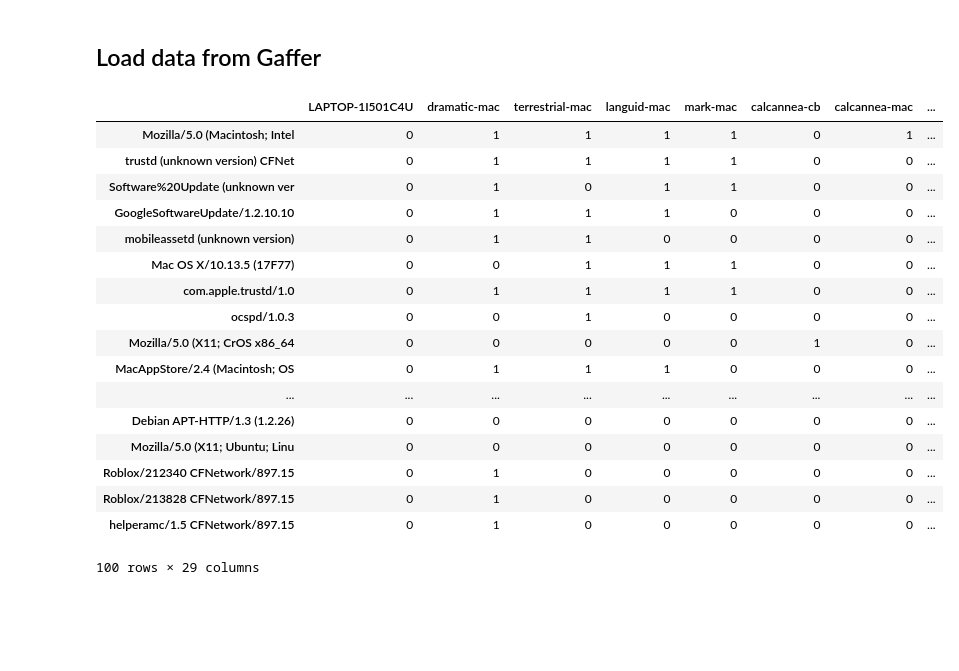
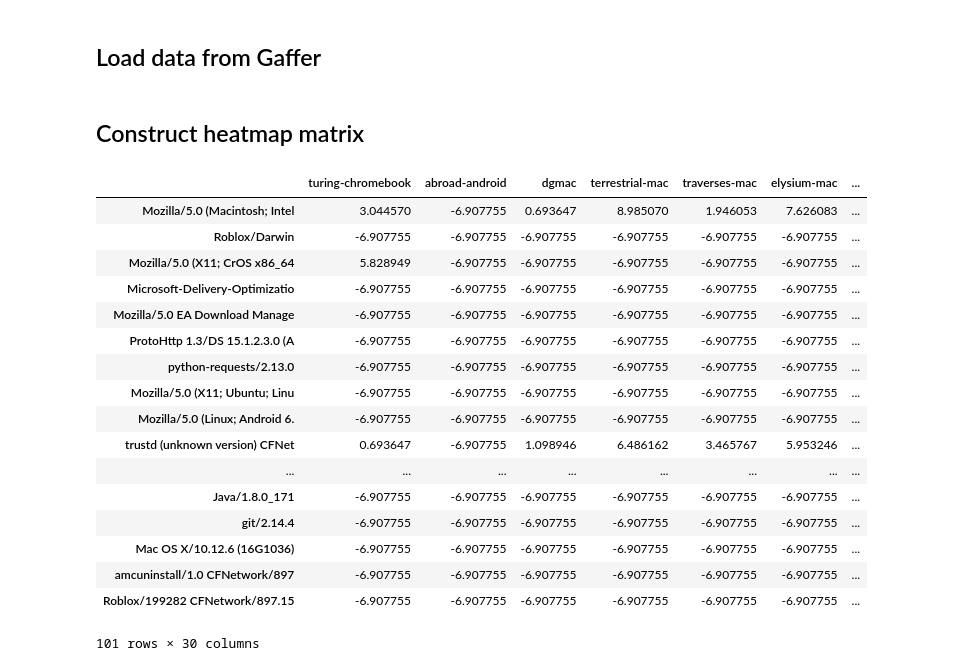
Before and after one commit to careytews/threat-graph-utils, a Jupyter notebook: user-agent-analysis.ipynb, the cells around one changed output. Saved outputs shown, nothing was run; the diff lists cells and outputs as text; code cells hidden in the pictures; blank space fills up the shorter version.

```diff
--- a/user-agent-analysis.ipynb
+++ b/user-agent-analysis.ipynb
@@ -78,33 +79,37 @@ for v in res:
 # %%
 all_devices = list(all_devices)
 all_useragents = list(all_useragents)
+# %% [markdown]
+## Construct heatmap matrix
 # %%
 def yeh(ua, dev):
-    if ua in useragents[dev]: return 1
+    if ua in useragents[dev]: return counts[(dev, ua)]
     return 0
 
 datas = [ [ yeh(ua, dev) for dev in all_devices ] for ua in all_useragents]
 df = pd.DataFrame(datas, index=all_useragents, columns=all_devices)
 # %%
+my_fn = lambda x: np.log(x + 0.001)
 df["score"] = df.sum(axis=1)
+df[all_devices] = df[all_devices].apply(my_fn)
 df = df.sort_values(by="score", ascending=False)
 df
 # %% [output]
-|  | LAPTOP-1I501C4U | dramatic-mac | terrestrial-mac | languid-mac | mark-mac | calcannea-cb | calcannea-mac | ... |
-| Mozilla/5.0 (Macintosh; Intel | 0 | 1 | 1 | 1 | 1 | 0 | 1 | ... |
-| trustd (unknown version) CFNet | 0 | 1 | 1 | 1 | 1 | 0 | 0 | ... |
-| Software%20Update (unknown ver | 0 | 1 | 0 | 1 | 1 | 0 | 0 | ... |
-| GoogleSoftwareUpdate/1.2.10.10 | 0 | 1 | 1 | 1 | 0 | 0 | 0 | ... |
-| mobileassetd (unknown version) | 0 | 1 | 1 | 0 | 0 | 0 | 0 | ... |
-| Mac OS X/10.13.5 (17F77) | 0 | 0 | 1 | 1 | 1 | 0 | 0 | ... |
-| com.apple.trustd/1.0 | 0 | 1 | 1 | 1 | 1 | 0 | 0 | ... |
-| ocspd/1.0.3 | 0 | 0 | 1 | 0 | 0 | 0 | 0 | ... |
-| Mozilla/5.0 (X11; CrOS x86_64 | 0 | 0 | 0 | 0 | 0 | 1 | 0 | ... |
-| MacAppStore/2.4 (Macintosh; OS | 0 | 1 | 1 | 1 | 0 | 0 | 0 | ... |
-| ... | ... | ... | ... | ... | ... | ... | ... | ... |
-| Debian APT-HTTP/1.3 (1.2.26) | 0 | 0 | 0 | 0 | 0 | 0 | 0 | ... |
-| Mozilla/5.0 (X11; Ubuntu; Linu | 0 | 0 | 0 | 0 | 0 | 0 | 0 | ... |
-| Roblox/212340 CFNetwork/897.15 | 0 | 1 | 0 | 0 | 0 | 0 | 0 | ... |
-| Roblox/213828 CFNetwork/897.15 | 0 | 1 | 0 | 0 | 0 | 0 | 0 | ... |
-| helperamc/1.5 CFNetwork/897.15 | 0 | 1 | 0 | 0 | 0 | 0 | 0 | ... |
+|  | turing-chromebook | abroad-android | dgmac | terrestrial-mac | traverses-mac | elysium-mac | ... |
+| Mozilla/5.0 (Macintosh; Intel | 3.044570 | -6.907755 | 0.693647 | 8.985070 | 1.946053 | 7.626083 | ... |
+| Roblox/Darwin | -6.907755 | -6.907755 | -6.907755 | -6.907755 | -6.907755 | -6.907755 | ... |
+| Mozilla/5.0 (X11; CrOS x86_64 | 5.828949 | -6.907755 | -6.907755 | -6.907755 | -6.907755 | -6.907755 | ... |
+| Microsoft-Delivery-Optimizatio | -6.907755 | -6.907755 | -6.907755 | -6.907755 | -6.907755 | -6.907755 | ... |
+| Mozilla/5.0 EA Download Manage | -6.907755 | -6.907755 | -6.907755 | -6.907755 | -6.907755 | -6.907755 | ... |
+| ProtoHttp 1.3/DS 15.1.2.3.0 (A | -6.907755 | -6.907755 | -6.907755 | -6.907755 | -6.907755 | -6.907755 | ... |
+| python-requests/2.13.0 | -6.907755 | -6.907755 | -6.907755 | -6.907755 | -6.907755 | -6.907755 | ... |
+| Mozilla/5.0 (X11; Ubuntu; Linu | -6.907755 | -6.907755 | -6.907755 | -6.907755 | -6.907755 | -6.907755 | ... |
+| Mozilla/5.0 (Linux; Android 6. | -6.907755 | -6.907755 | -6.907755 | -6.907755 | -6.907755 | -6.907755 | ... |
+| trustd (unknown version) CFNet | 0.693647 | -6.907755 | 1.098946 | 6.486162 | 3.465767 | 5.953246 | ... |
+| ... | ... | ... | ... | ... | ... | ... | ... |
+| Java/1.8.0_171 | -6.907755 | -6.907755 | -6.907755 | -6.907755 | -6.907755 | -6.907755 | ... |
+| git/2.14.4 | -6.907755 | -6.907755 | -6.907755 | -6.907755 | -6.907755 | -6.907755 | ... |
+| Mac OS X/10.12.6 (16G1036) | -6.907755 | -6.907755 | -6.907755 | -6.907755 | -6.907755 | -6.907755 | ... |
+| amcuninstall/1.0 CFNetwork/897 | -6.907755 | -6.907755 | -6.907755 | -6.907755 | -6.907755 | -6.907755 | ... |
+| Roblox/199282 CFNetwork/897.15 | -6.907755 | -6.907755 | -6.907755 | -6.907755 | -6.907755 | -6.907755 | ... |
-100 rows × 29 columns
+101 rows × 30 columns
```
Also changed, not shown: parts of 3 cells of this notebook.
